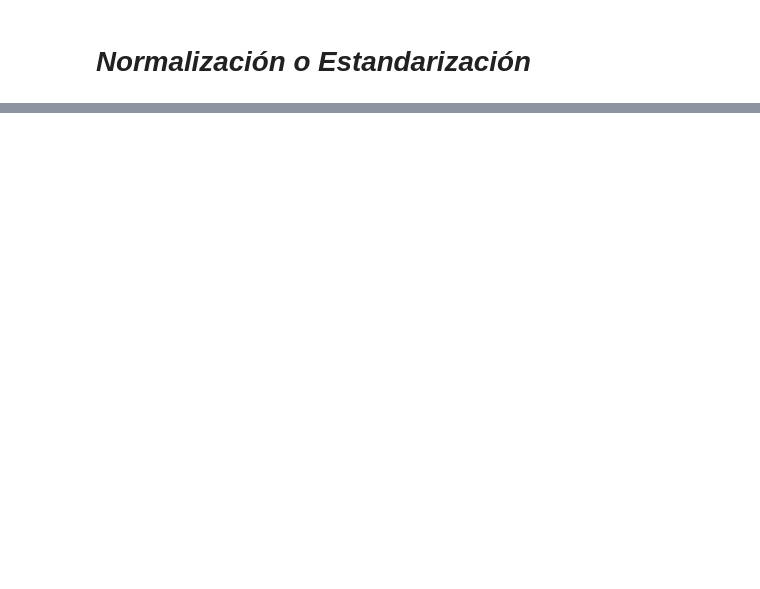
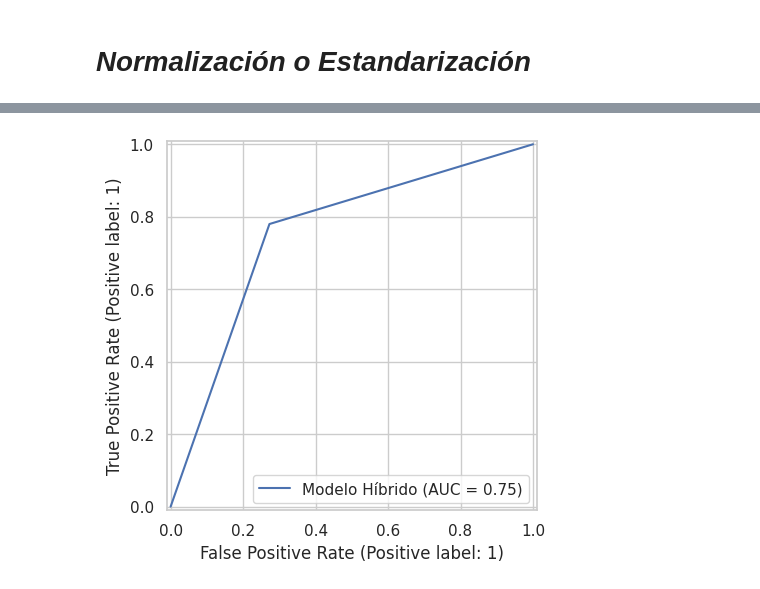
Before and after one commit to AlanGranea/Challenge-Telecom-X-Parte-2, a Jupyter notebook: Challenge_Telecom_X_Parte_2.ipynb, the cells around one changed output, grey strips where cells are left out. Cells and saved outputs as stored; diff of their text form; code cells hidden in the pictures; blank space fills up the shorter version.

Commit message:
Evaluación de los modelos y mejoras en el código

```diff
--- a/Challenge_Telecom_X_Parte_2.ipynb
+++ b/Challenge_Telecom_X_Parte_2.ipynb
@@ -500,6 +564,0 @@ Distribución con el entrenamiento balanceado: Counter({0: 4130, 1: 4130})
-# %%
-from sklearn.linear_model import LogisticRegression
-
-modelo_rl = LogisticRegression(max_iter=1000, random_state=42)
-
-modelo_rl.fit(X_train_bal, y_train_bal)
@@ -508,6 +564,0 @@ LogisticRegression(max_iter=1000, random_state=42)
-# %%
-from sklearn.ensemble import RandomForestClassifier
-
-modelo_rf = RandomForestClassifier(n_estimators=100, random_state=42)
-
-modelo_rf.fit(X_train_bal, y_train_bal)
@@ -515,0 +606,22 @@ RandomForestClassifier(random_state=42)
+# %%
+from sklearn.linear_model import LogisticRegression
+
+modelo2 = LogisticRegression(
+    penalty='l2',
+    dual=False,
+    tol= 0.0001,
+    C=10,
+    fit_intercept=True,
+    intercept_scaling=10,
+    class_weight= 'balanced',
+    solver='liblinear',
+    max_iter=5000,
+    verbose=0,
+    warm_start=False,
+    n_jobs=1,
+    random_state=42
+)
+
+modelo2.fit(X_train_bal, y_train_bal)
+y_modelo2 = modelo2.predict(X_test_selected)
+evaluar_modelo(y_test, y_modelo2)
@@ -515,0 +686,5 @@ RandomForestClassifier(random_state=42)
+# %%
+from sklearn.metrics import RocCurveDisplay
+RocCurveDisplay.from_predictions(y_test, y_pred, name = 'Modelo Híbrido');
+# %% [output]
+[figure, added]
```
Also changed, not shown: parts of 18 cells of this notebook.
